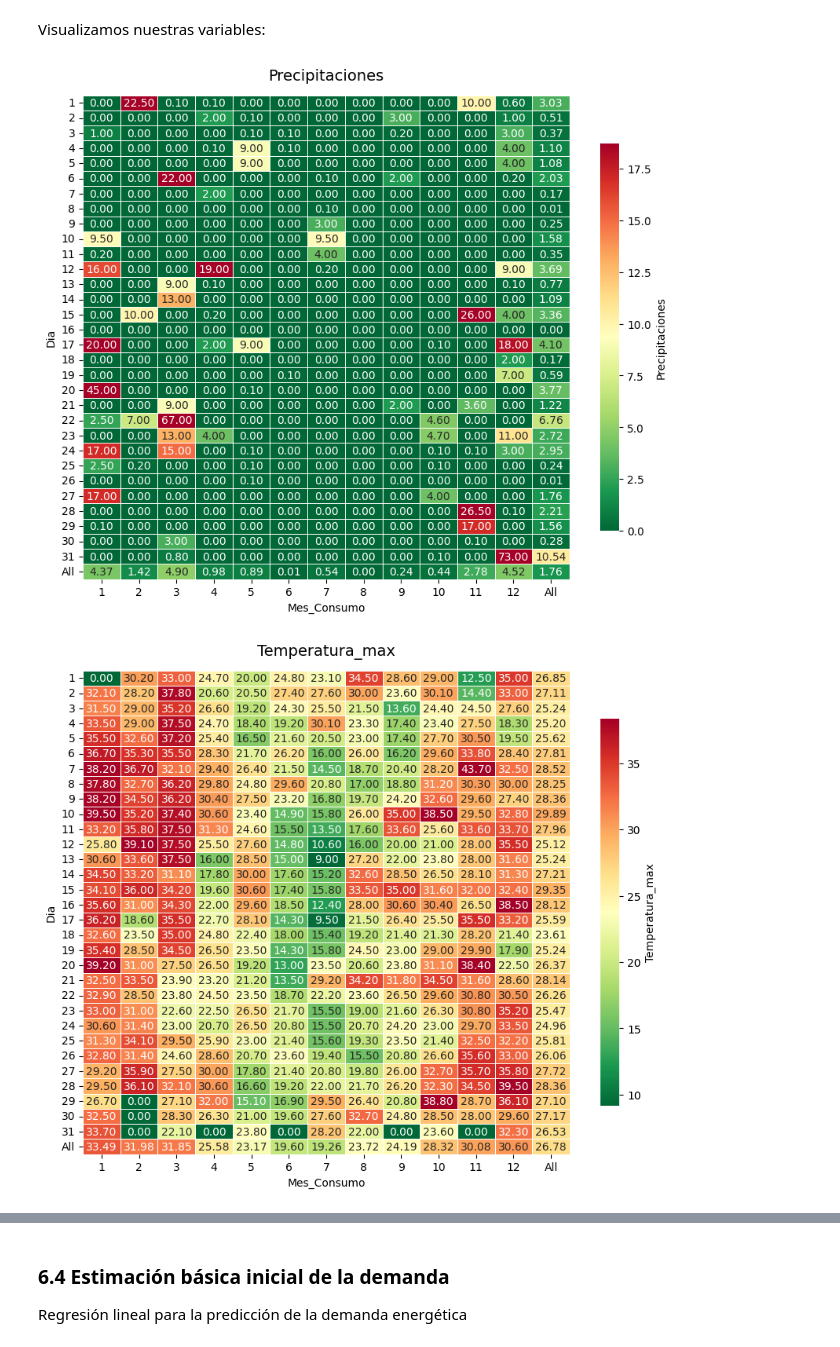
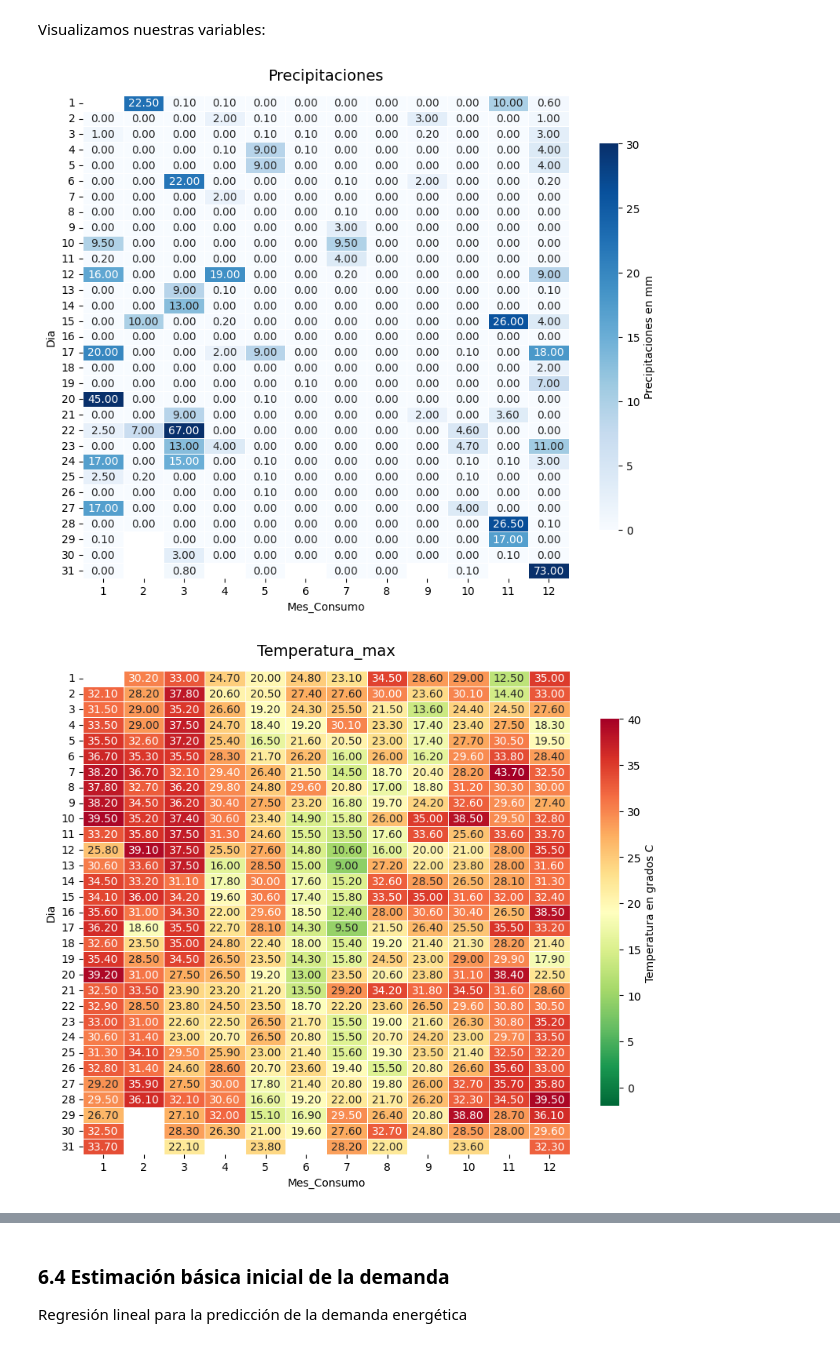
Before and after one commit to pasollipaula/DiplodatosMentoria, a Jupyter notebook: carga_datasets.ipynb, the cells around one changed output, grey strips where cells are left out. Saved outputs shown, nothing was run; the diff lists cells and outputs as text; code cells hidden in the pictures.

```diff
--- a/carga_datasets.ipynb
+++ b/carga_datasets.ipynb
@@ -812,7 +812,7 @@ Index(['DEVICE', 'suministro', 'cliente', 'contrato', 'fecha_inicio', 'sea',
        'orden_lectura', 'grupo_tarifario', 'codigo_tarifa', 'tarifa'],
       dtype='object')
 # %%
-features_interesantes_qgis = ['DEVICE','contrato','grupo_tarifario','zona','sea','distribuidor','subestacion','codigo_tarifa']
+features_interesantes_qgis = ['DEVICE','contrato','grupo_tarifario','distrito','sea','distribuidor','subestacion','codigo_tarifa']
 # %% [markdown]
 Así nuestro modelo contiene...:
 # %%
@@ -859,7 +859,7 @@ Ya observamos que deberíamos agrupar para una misma fecha de consumo los regist
 # %%
 # Debería hacer un group by TV (fecha) para sumar todas las filas del mismo día, agrupando por grupo_tarifario, subestacion, y codigo_tarifa
 # sumando los consumos, sumando Maxima_Demanda, y el promedio de contratos.
-modelo = modelo.groupby(by=['TV','grupo_tarifario','zona','sea','distribuidor','subestacion','codigo_tarifa','Temperatura_max','Temperatura_min','Temperatura_avg','Precipitaciones','Dia_Consumo','Mes_Consumo','Laboral'], as_index=False).agg({"consumo" : sum, "consumo_pico" : sum, "consumo_valle" : sum, "consumo_resto" : sum, 'Maxima_Demanda' : sum, 'contrato' : "mean"})
+modelo = modelo.groupby(by=['TV','grupo_tarifario','distrito','sea','distribuidor','subestacion','codigo_tarifa','Temperatura_max','Temperatura_min','Temperatura_avg','Precipitaciones','Dia_Consumo','Mes_Consumo','Laboral'], as_index=False).agg({"consumo" : sum, "consumo_pico" : sum, "consumo_valle" : sum, "consumo_resto" : sum, 'Maxima_Demanda' : sum, 'contrato' : "mean"})
 # %% [markdown]
 ya tenemos un dataset con nuestro modelo inicial, ahora podemos intentar buscar las respuestas
 # %% [markdown]
@@ -942,13 +942,25 @@ modelo_meterologico['Dia'] = modelo_meterologico.TV.dt.day
 # %% [markdown]
 Con esta función podemos visualizar las variables metereológicas dándoles un color que nos permita una interpretación más rápida
 # %%
-def plot_heatmap(df, title):
+def plot_heatmap(datos, title):
     plt.figure(figsize = (10, 8))
-    ax = sns.heatmap(df, cmap='RdYlGn_r',
+    if title.__contains__('Temperatura'):
+        min = -2
+        max = 40
+        paleta = 'RdYlGn_r'
+        label = 'Temperatura en grados C'
+    else:
+        min = 0
+        max = 30
+        paleta = 'Blues'
+        label = 'Precipitaciones en mm'
+
+    ax = sns.heatmap(datos, cmap=paleta,
+                     vmin=min, vmax=max,
                      robust=True,
                      fmt='.2f', annot=True,
                      linewidths=.5, annot_kws={'size':10},
-                     cbar_kws={'shrink':.8, 'label':title})
+                     cbar_kws={'shrink':.8, 'label':label})
 
     ax.set_yticklabels(ax.get_yticklabels(), rotation=0, fontsize=10)
     ax.set_xticklabels(ax.get_xticklabels(), rotation=0, fontsize=10)
@@ -958,11 +970,10 @@ Visualizamos nuestras variables:
 # %%
 for variable_meterologica in ('Precipitaciones','Temperatura_max','Temperatura_min','Temperatura_avg'):
     calendario_meterologico = pd.pivot_table(modelo_meterologico[['TV','Temperatura_max','Temperatura_min','Temperatura_avg','Precipitaciones','Mes_Consumo','Dia','Dia_Consumo']],
                           values= variable_meterologica ,index=['Dia'],
                                    columns=['Mes_Consumo'],
-                                   fill_value=0,
-                                   margins=True)
+                                   margins=False)
     plot_heatmap(calendario_meterologico, variable_meterologica)
 # %% [output]
-[figure, old version]
+[figure, new version]
-[figure, old version]
+[figure, new version]
```
Also changed, not shown: parts of 6 cells of this notebook.
